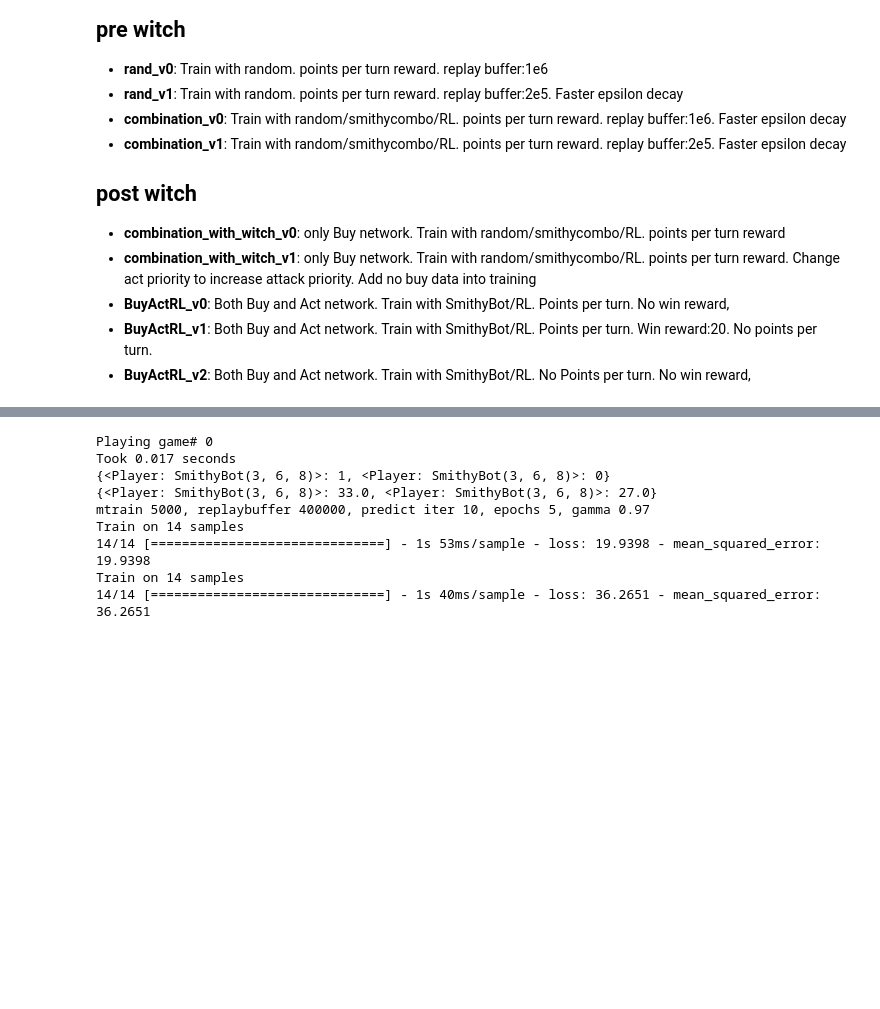
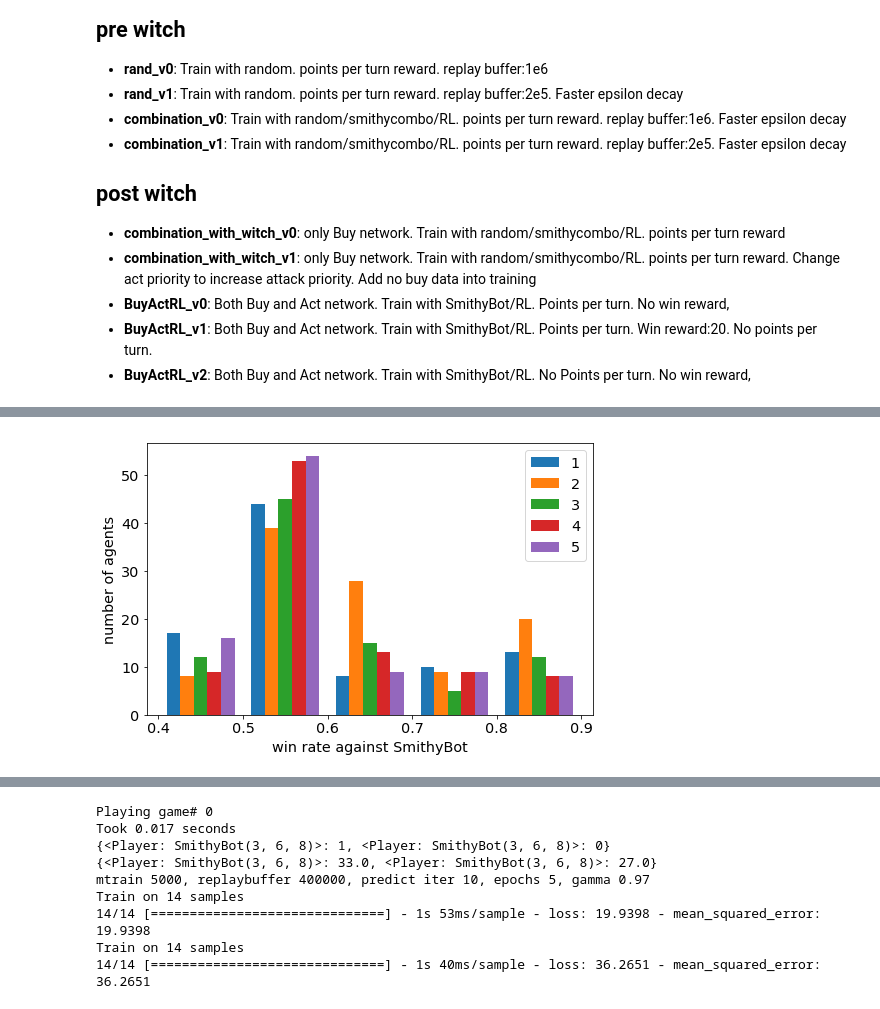
Before and after one commit to hungiyang/dominiate, a Jupyter notebook: dominiate/evaluate_training_progress.ipynb, the cells around one changed output, grey strips where cells are left out. Drawn from its saved outputs; the diff is of its cells as text; code cells hidden in the pictures; blank space fills up the shorter version.

```diff
--- a/dominiate/evaluate_training_progress.ipynb
+++ b/dominiate/evaluate_training_progress.ipynb
@@ -29,0 +70,29 @@ from sarsa_on_policy_trainer import SarsaBootstrapAgent
+# %%
+winrate = []
+for i in select:
+    winrate.append(np.partition(np.array(data[i][:100]).flatten(), -10)[-10])
+winrate = np.array(winrate)
+hyper_select = hyper[select]
+temp = np.zeros_like(hyper_select)
+hyper_select[:,3] = np.array([float(i=='True') for i in hyper_select[:,3]])
+hyper_select = hyper_select.astype(np.float)
+param_name = np.array(['n_layer','log10(1-gamma)', 'epsilon decay', 'log10(epsilon)', 'Dropout', 'log10(win reward)', 'log10(points per turn reward)'])
+# %%
+import matplotlib.pylab as pylab
+params = {'legend.fontsize': 'x-large',
+          'figure.figsize': (15, 5),
+         'axes.labelsize': 'x-large',
+         'axes.titlesize':'x-large',
+         'xtick.labelsize':'x-large',
+         'ytick.labelsize':'x-large'}
+pylab.rcParams.update(params)
+# %%
+plt.figure(figsize=(8,5))
+bins = np.arange(0.4, 1, 0.1)
+plt.hist([0.01*winrate[np.array(np.asarray(hyper_select[:,1], dtype=float)==i)] for i in range(1,6)],bins=bins, histtype='bar', label=range(1,6))
+plt.legend()
+plt.xlabel('win rate against SmithyBot')
+plt.ylabel('number of agents')
+plt.savefig('plots/N_layers_histogram.png')
+# %% [output]
+[figure, added]
```
Also changed, not shown: parts of 26 cells of this notebook, 2 other files.
